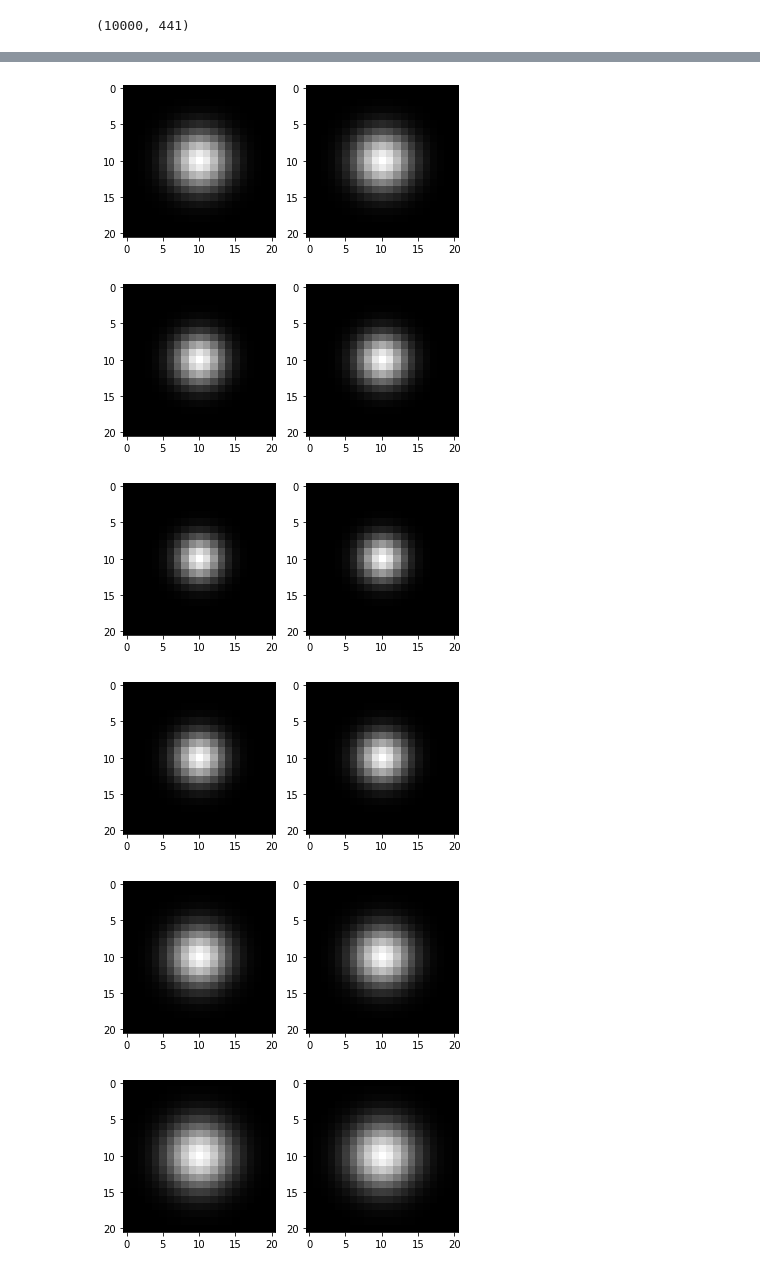
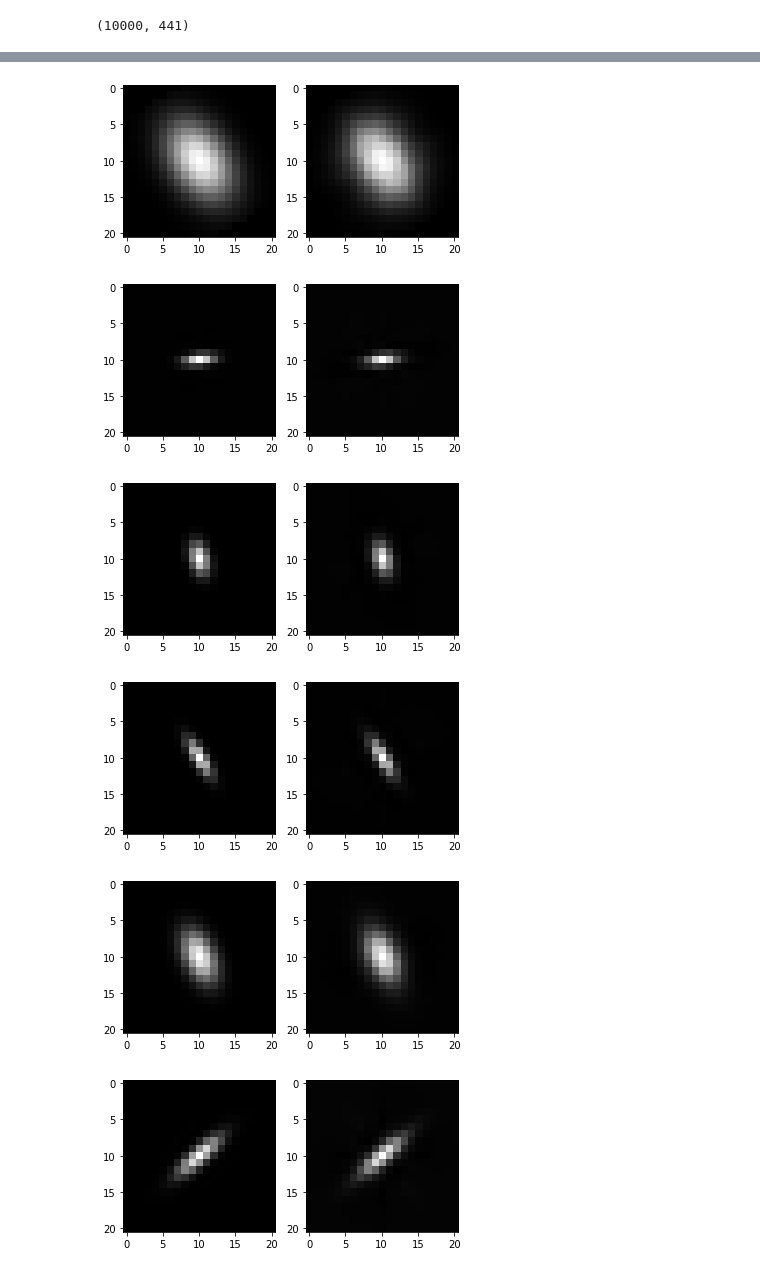
Before and after one commit to PriyankaBagade3011/IKC, a Jupyter notebook: create_pca_M_and_kernels.ipynb, the cells around one changed output, grey strips where cells are left out. Drawn from its saved outputs; the diff is of its cells as text; code cells hidden in the pictures.

```diff
--- a/create_pca_M_and_kernels.ipynb
+++ b/create_pca_M_and_kernels.ipynb
@@ -16,3 +29,3 @@ def get_gaussian_kernel(kernel_size:tuple, stddev:float, aniso=False, stddev2=0.
 # %%
 num_kernels = 10000
-pca = PCA(n_components=10)
+pca = PCA(n_components=21)
@@ -18,0 +34,4 @@ pca = PCA(n_components=10)
+# %%
+a = []
+for i in range(10000):
+    a.append(np.clip(np.random.normal(45, 45), 0, 45))
@@ -19,15 +43,22 @@ pca = PCA(n_components=10)
 # %%
 # aniso
-aniso = False
+aniso = True
+rotate = True
 scale = 4
 np.random.seed(0)
 kernels = []
 stddevs = []
 stddevs2 = []
 for i in range(num_kernels):
-    stddev = np.random.uniform(1.8, 3.2)
+    stddev = np.random.uniform(0.4, 4.0)
     stddevs.append(stddev)
-    stddev2 = np.random.uniform(0.2, scale)
+#     stddev2 = np.random.uniform(max(stddev-0.4, 0.4), min(stddev+0.4, 4.0))
+    stddev2 = np.random.uniform(0.4, 4.0)
     stddevs2.append(stddev2)
     kernel = get_gaussian_kernel((21, 21), stddev, aniso, stddev2).reshape(-1)
+    if rotate:
+#         rotate = np.clip(np.random.normal(22.5, 22.5), 0, 45)
+        rotate=np.random.uniform(0, 45)
+        kernel = ndimage.rotate(kernel.reshape((21,21)), rotate, reshape=False).reshape(-1)
+    kernel = kernel / kernel.sum()
     kernels.append(kernel)
@@ -69,5 +105,5 @@ import matplotlib.pyplot as plt
 # %%
-for i in range(40, 50):
+for i in range(20, 30):
     plt.subplot(121)
     plt.imshow(kernels[i].reshape(21, 21), cmap="gray")
     plt.subplot(122)
@@ -81,6 +117,6 @@ for i in range(40, 50):
-[figure, old version]
+[figure, new version]
-[figure, old version]
+[figure, new version]
-[figure, old version]
+[figure, new version]
-[figure, old version]
+[figure, new version]
-[figure, old version]
+[figure, new version]
-[figure, old version]
+[figure, new version]
```
Also changed, not shown: parts of 13 cells of this notebook, 33 other files.
